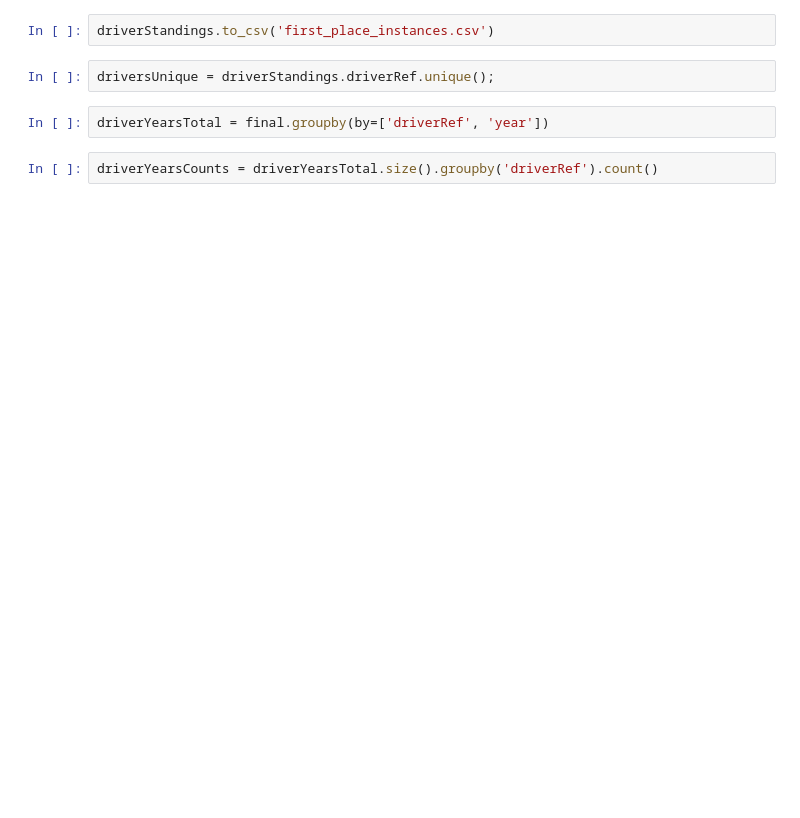
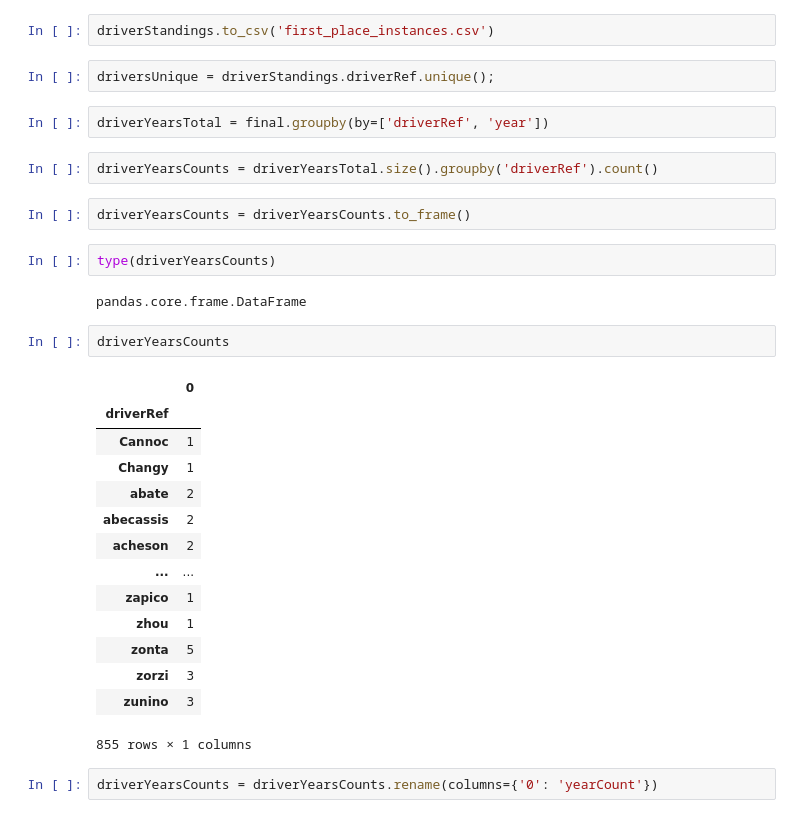
Before and after one commit to naysseh/a-guide-to-f1, a Jupyter notebook: testing-natasha.ipynb, the cells around one changed output. Cells and saved outputs as stored; diff of their text form; blank space fills up the shorter version.

```diff
--- a/testing-natasha.ipynb
+++ b/testing-natasha.ipynb
@@ -168,3 +172,28 @@ driversUnique = driverStandings.driverRef.unique();
 driverYearsTotal = final.groupby(by=['driverRef', 'year'])
 # %%
 driverYearsCounts = driverYearsTotal.size().groupby('driverRef').count()
+# %%
+driverYearsCounts = driverYearsCounts.to_frame()
+# %%
+type(driverYearsCounts)
+# %% [output]
+pandas.core.frame.DataFrame
+# %%
+driverYearsCounts
+# %% [output]
+|  | 0 |
+| driverRef |  |
+| Cannoc | 1 |
+| Changy | 1 |
+| abate | 2 |
+| abecassis | 2 |
+| acheson | 2 |
+| ... | ... |
+| zapico | 1 |
+| zhou | 1 |
+| zonta | 5 |
+| zorzi | 3 |
+| zunino | 3 |
+855 rows × 1 columns
+# %%
+driverYearsCounts = driverYearsCounts.rename(columns={'0': 'yearCount'})
```
Also changed, not shown: parts of 5 cells of this notebook, 5 other files.
